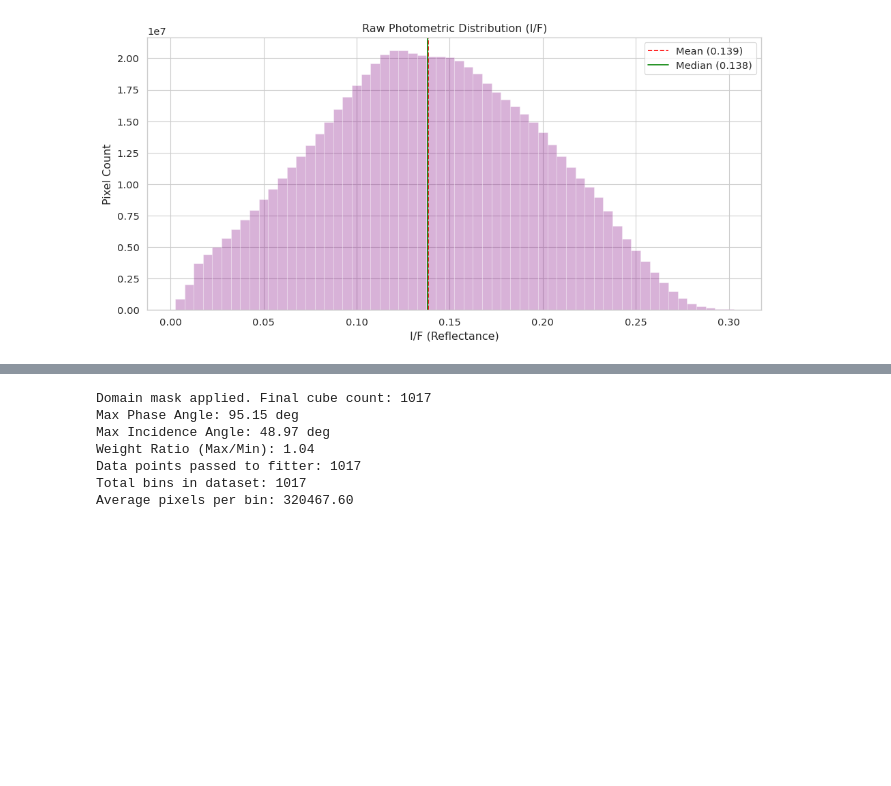
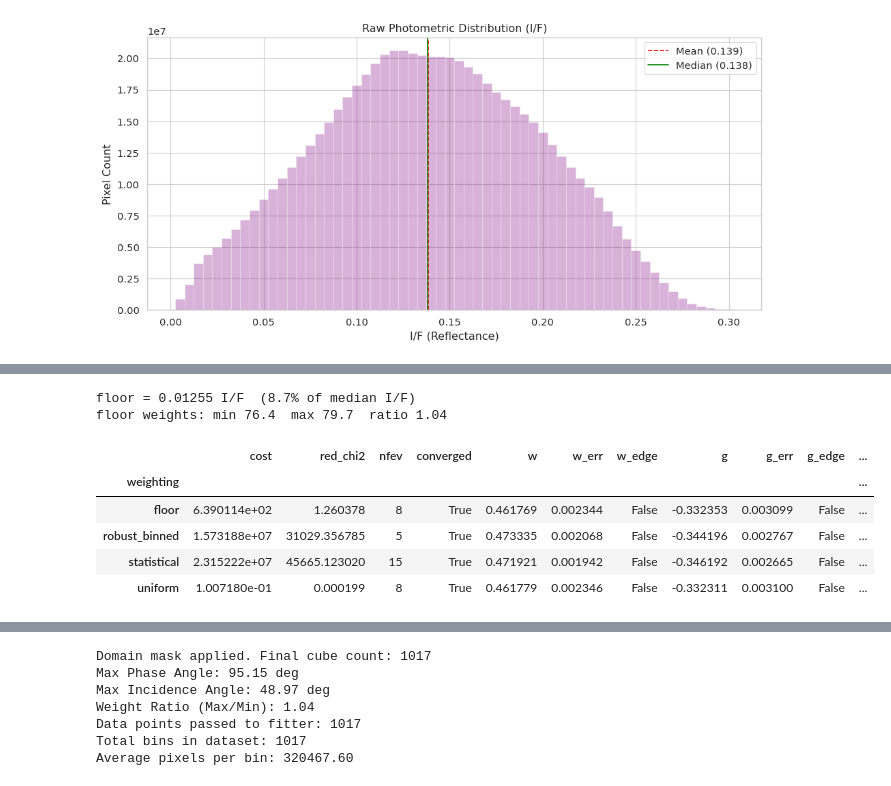
Before and after one commit to kaushikmastro/PhotometryPipeline, a Jupyter notebook: notebooks/Hapke.ipynb, the cells around one changed output, grey strips where cells are left out. Saved outputs shown, nothing was run; the diff lists cells and outputs as text; code cells hidden in the pictures; blank space fills up the shorter version.

```diff
--- a/notebooks/Hapke.ipynb
+++ b/notebooks/Hapke.ipynb
@@ -482,0 +295,7 @@ df_binned_dsk256_lt50 = pd.read_parquet(parquet_path_binned_survey)
+# %%
+df = df_binned_sample
+geom = vectorised_geometric_angles
+obs  = df["mean_iof"].to_numpy()
+std  = df["std_iof"].to_numpy()
+n    = df["n_pixels"].to_numpy()
+iqr  = df["iqr_iof"].to_numpy()
@@ -482,0 +361,13 @@ df_binned_dsk256_lt50 = pd.read_parquet(parquet_path_binned_survey)
+# %%
+
+FIXED = {'B0': 1.03, 'h': 0.04}
+
+bounds_case1 = {
+    "w":         (0.3, 0.6),
+    "g":         (-0.4, -0.2),
+    "theta_bar": (1.0, 30.0),
+}
+
+for name, w in W.items():
+    m = HapkeModel(enable_shoe=True, enable_roughness=True, fixed_parameters=FIXED)
+    results[("case1", name)] = run_multistart(m, w, bounds_case1)
@@ -482,0 +383,38 @@ df_binned_dsk256_lt50 = pd.read_parquet(parquet_path_binned_survey)
+# %%
+# ---- Floor weighting (pass 2) ----
+# 1. Residuals of the pass-1 statistical fit, in I/F
+r1 = results[("case1", "statistical")]
+m = HapkeModel(enable_shoe=True, enable_roughness=True, fixed_parameters=FIXED)
+m.parameters.update(r1.fitted_parameters)
+resid = obs - m._reflectance_numpy(geom)
+
+# 2. Floor = scatter the model can't explain (absolute I/F)
+floor = Weighting.derive_systematic_floor(
+    residuals=resid,
+    group_by=df["mean_incidence"].to_numpy(),
+    n_bins=10,
+)
+print(f"floor = {floor:.5f} I/F  ({100*floor/np.median(obs):.1f}% of median I/F)")
+
+# 3. Floor weights: 1/sqrt(sigma_stat^2 + floor^2)
+W["floor"] = W["statistical"].with_systematic_floor(floor=floor)
+
+expected = 1 / np.sqrt((std / np.sqrt(n))**2 + floor**2)
+assert np.allclose(W["floor"].values, expected, rtol=1e-6), "floor weights differ from expected"
+v = W["floor"].values
+print(f"floor weights: min {v.min():.1f}  max {v.max():.1f}  ratio {v.max()/v.min():.2f}")
+
+# 4. Refit Case 1 with floor weights
+m = HapkeModel(enable_shoe=True, enable_roughness=True, fixed_parameters=FIXED)
+results[("case1", "floor")] = run_multistart(m, W["floor"], bounds_case1)
+
+display(results_df(results).loc["case1"])
+# %% [output]
+floor = 0.01255 I/F  (8.7% of median I/F)
+floor weights: min 76.4  max 79.7  ratio 1.04
+|  | cost | red_chi2 | nfev | converged | w | w_err | w_edge | g | g_err | g_edge | ... |
+| weighting |  |  |  |  |  |  |  |  |  |  | ... |
+| floor | 6.390114e+02 | 1.260378 | 8 | True | 0.461769 | 0.002344 | False | -0.332353 | 0.003099 | False | ... |
+| robust_binned | 1.573188e+07 | 31029.356785 | 5 | True | 0.473335 | 0.002068 | False | -0.344196 | 0.002767 | False | ... |
+| statistical | 2.315222e+07 | 45665.123020 | 15 | True | 0.471921 | 0.001942 | False | -0.346192 | 0.002665 | False | ... |
+| uniform | 1.007180e-01 | 0.000199 | 8 | True | 0.461779 | 0.002346 | False | -0.332311 | 0.003100 | False | ... |
```
Also changed, not shown: parts of 17 cells of this notebook.
